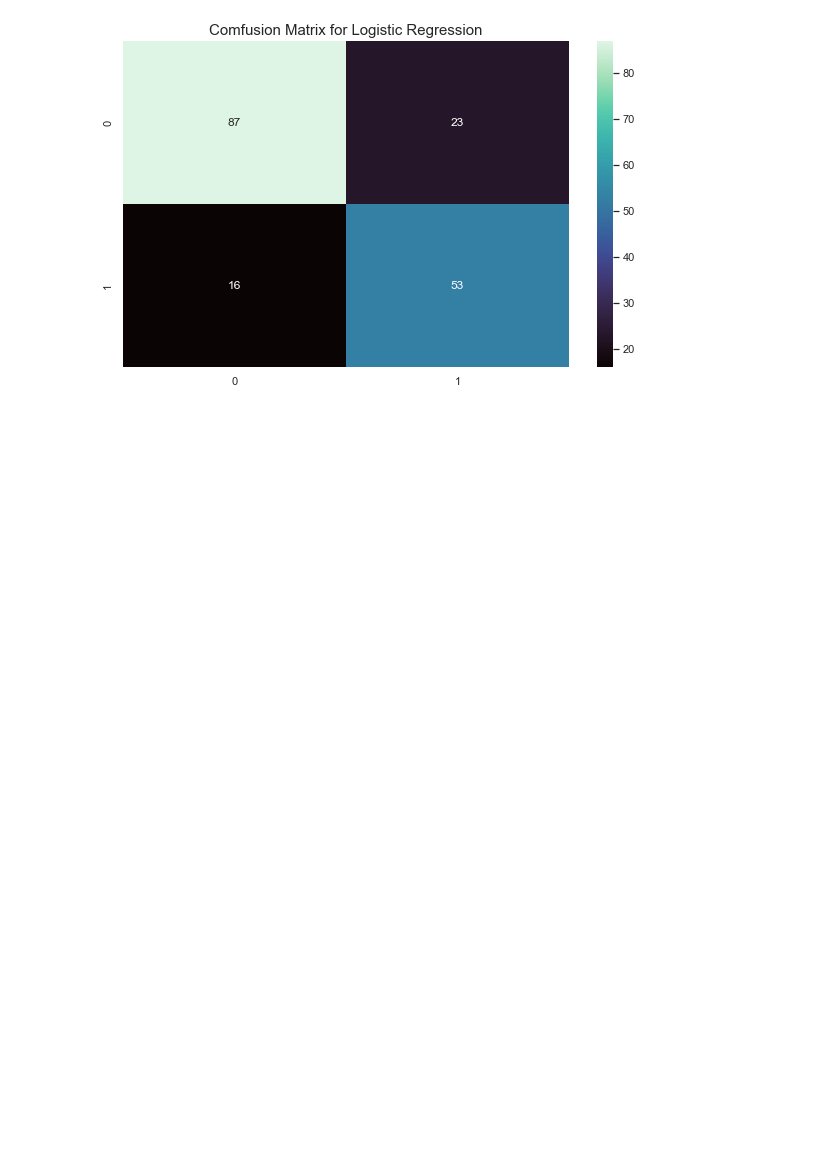
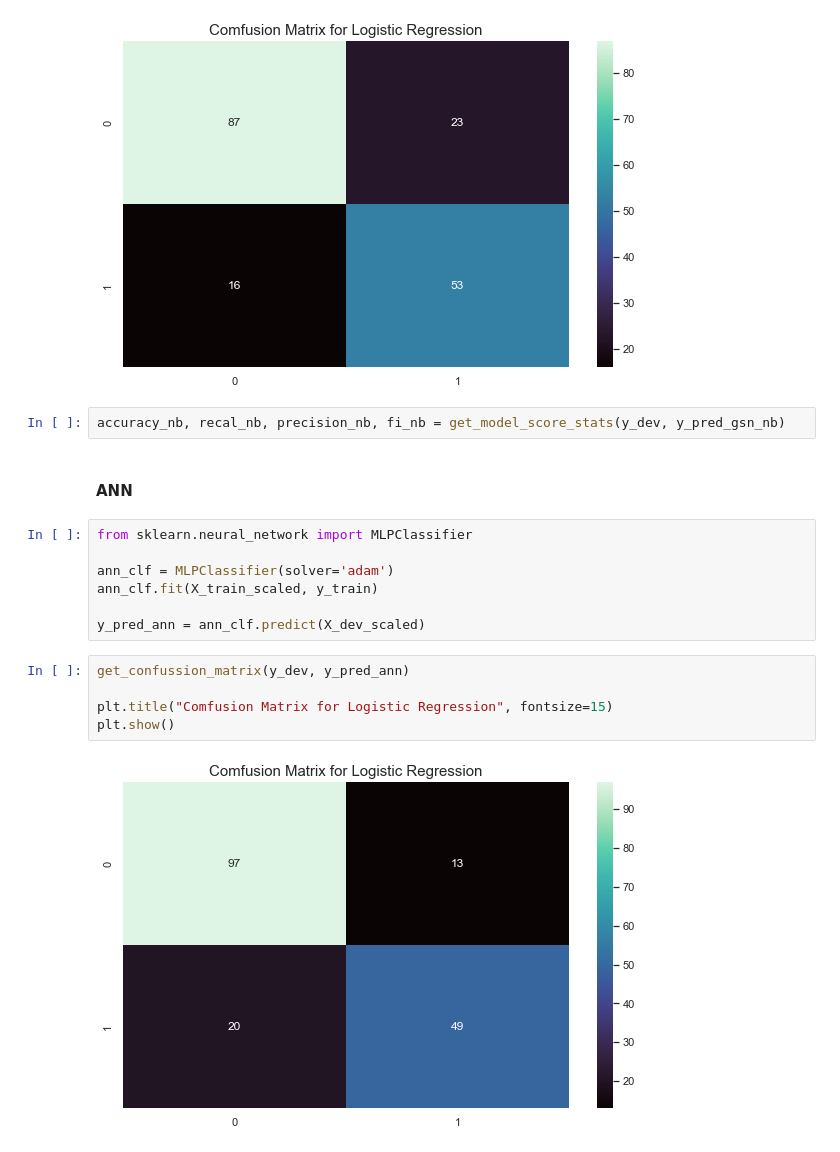
Before and after one commit to aka-vm/Titanic-Exploratory-Data-And-Model-Analysis, a Jupyter notebook: titanic_expl_data_analysis.ipynb, the cells around one changed output. Saved outputs shown, nothing was run; the diff lists cells and outputs as text; blank space fills up the shorter version.

```diff
--- a/titanic_expl_data_analysis.ipynb
+++ b/titanic_expl_data_analysis.ipynb
@@ -911,4 +914,22 @@ plt.title("Comfusion Matrix for Logistic Regression", fontsize=15)
 plt.show()
 # %% [output]
 [figure]
+# %%
+accuracy_nb, recal_nb, precision_nb, fi_nb = get_model_score_stats(y_dev, y_pred_gsn_nb)
+# %% [markdown]
+#### ANN
+# %%
+from sklearn.neural_network import MLPClassifier
+
+ann_clf = MLPClassifier(solver='adam')
+ann_clf.fit(X_train_scaled, y_train)
+
+y_pred_ann = ann_clf.predict(X_dev_scaled)
+# %%
+get_confussion_matrix(y_dev, y_pred_ann)
+
+plt.title("Comfusion Matrix for Logistic Regression", fontsize=15)
+plt.show()
+# %% [output]
+[figure, added]
 # %%
```
Also changed, not shown: parts of 35 cells of this notebook.
